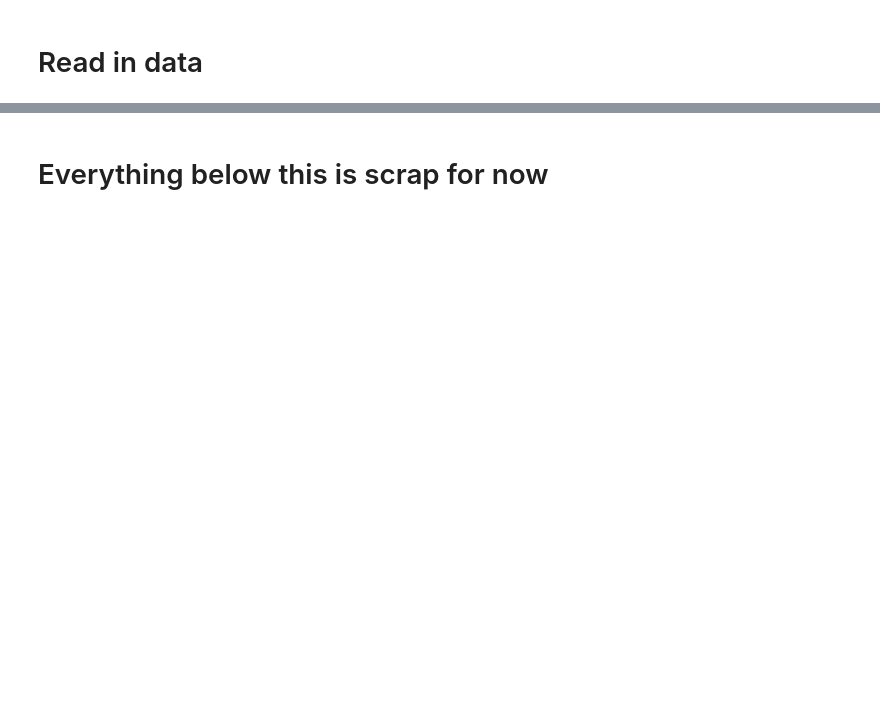
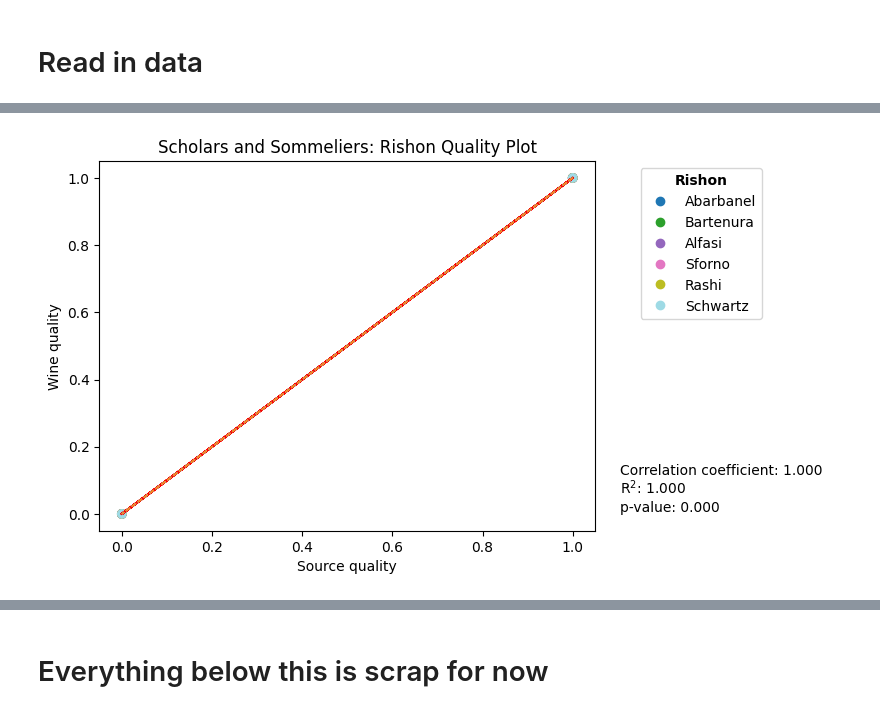
Before and after one commit to RickiHeicklen/scholars-and-sommeliers, a Jupyter notebook: rishon-analysis.ipynb, the cells around one changed output, grey strips where cells are left out. Saved outputs shown, nothing was run; the diff lists cells and outputs as text; code cells hidden in the pictures; blank space fills up the shorter version.

```diff
--- a/rishon-analysis.ipynb
+++ b/rishon-analysis.ipynb
@@ -114,0 +156,4 @@ p_value
+# %%
+make_plot(df_fake_normed, s = "source_normed", w = "wine_normed")
+# %% [output]
+[figure, added]
```
Also changed, not shown: parts of 85 cells of this notebook, 2 other files.
